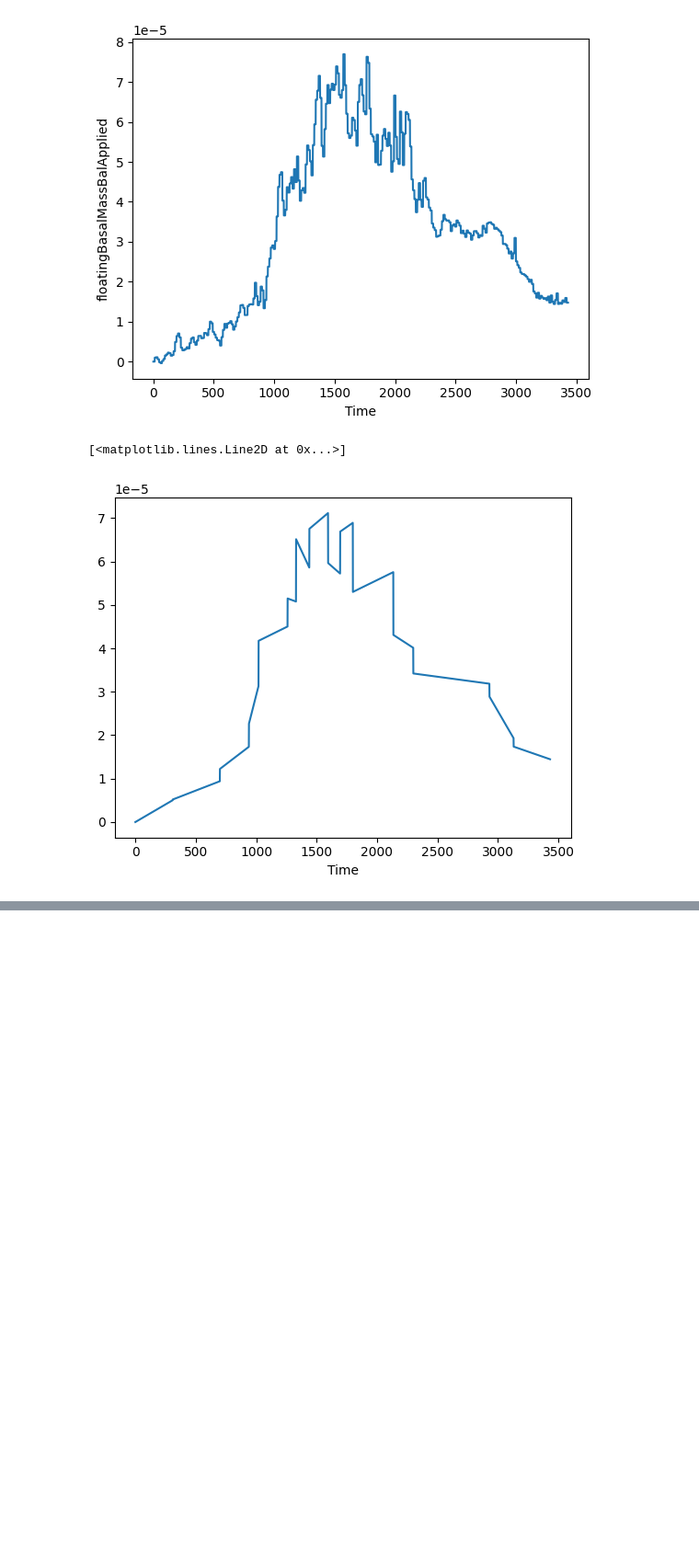
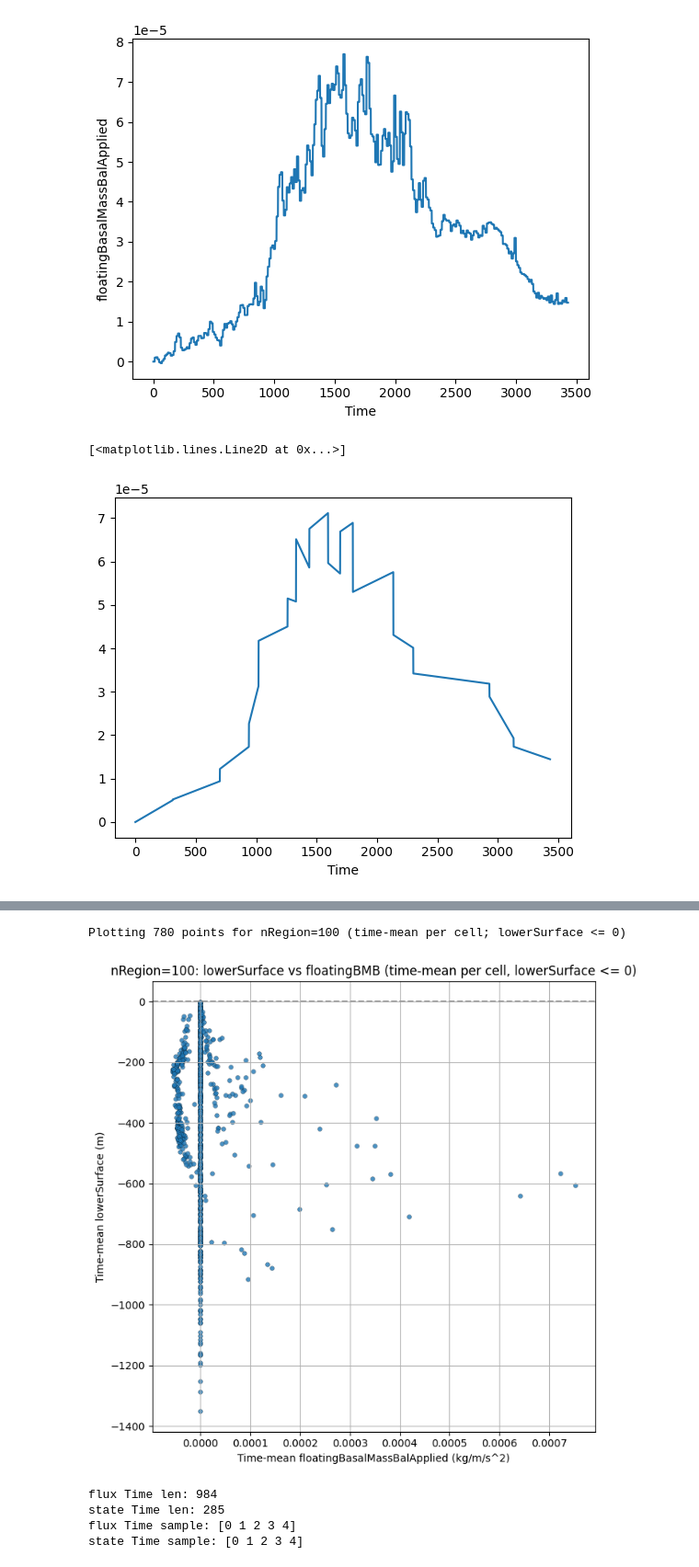
Before and after one commit to mshiv/AISLENS, a Jupyter notebook: notebooks/MALI-ISMIP6-SSP-Forcing-Trend-Generation.ipynb, the cells around one changed output, grey strips where cells are left out. Shown at 92% size. Drawn from its saved outputs; the diff is of its cells as text; code cells hidden in the pictures; blank space fills up the shorter version.

```diff
--- a/notebooks/MALI-ISMIP6-SSP-Forcing-Trend-Generation.ipynb
+++ b/notebooks/MALI-ISMIP6-SSP-Forcing-Trend-Generation.ipynb
@@ -63,0 +268,64 @@ def detrend_forcing(forcing_file_path, output_path, method='vectorized'):
+# %%
+# Scatter plot of TIME-MEAN values (per-cell) for masked region (nRegion) — x: floatingBMB, y: lowerSurface
+# Additionally mask out cells where lowerSurface > 0 (keep only lowerSurface <= 0)
+import numpy as np
+import matplotlib.pyplot as plt
+
+flux_var = config.MALI_FLOATINGBMB_VAR
+state_var = 'lowerSurface'
+
+# Compute time-mean across the Time dimension (result indexed by nCells)
+flux_time_mean = ds585_flux_masked[flux_var].mean(dim='Time')
+lower_time_mean = ds585_state_masked[state_var].mean(dim='Time')
+
+# Convert to numpy arrays (indexed by nCells)
+flux_vals = np.asarray(flux_time_mean.values).ravel()
+lower_vals = np.asarray(lower_time_mean.values).ravel()
+
+# Recreate mask for this nRegion (ensure consistent with masked datasets)
+mask_vals = iceshelf_masks.regionCellMasks.isel(nRegions=nRegion).astype('int').values
+
+# Select only retained cells (mask == 1)
+retained_idx = np.nonzero(mask_vals)[0]
+if retained_idx.size == 0:
+    raise RuntimeError(f"No retained cells found for nRegion={nRegion}")
+
+x = flux_vals[retained_idx]
+y = lower_vals[retained_idx]
+
+# Mask out cells where lowerSurface > 0
+keep_mask = (y <= 0)
+
+# Also filter finite values
+valid = np.isfinite(x) & np.isfinite(y) & keep_mask
+x = x[valid]
+y = y[valid]
+
+print(f"Plotting {x.size} points for nRegion={nRegion} (time-mean per cell; lowerSurface <= 0)")
+
+plt.figure(figsize=(7,7))
+plt.scatter(x, y, s=18, alpha=0.8, edgecolor='k', linewidth=0.2)
+plt.xlabel('Time-mean floatingBasalMassBalApplied (kg/m/s^2)')
+plt.ylabel('Time-mean lowerSurface (m)')
+plt.title(f'nRegion={nRegion}: lowerSurface vs floatingBMB (time-mean per cell, lowerSurface <= 0)')
+plt.grid(True)
+plt.axhline(0, color='0.6', linestyle='--')
+plt.tight_layout()
+plt.show()
+# %% [output]
+Plotting 780 points for nRegion=100 (time-mean per cell; lowerSurface <= 0)
+[figure, added]
+# %%
+import xarray as xr
+from aislens.config import config
+dsf = xr.open_dataset('/Users/smurugan9/research/aislens/AISLENS/data/MALI/ISMIP6/SSP126/output/floatingBMB/floatingBasalMassBalApplied_expAE10-SSP126_Trend_2015-2300.nc')
+dss = xr.open_dataset('/Users/smurugan9/research/aislens/AISLENS/data/MALI/ISMIP6/SSP126/output/floatingBMB/state_expAE10-SSP126_Trend_2015-2300.nc')
+print('flux Time len:', dsf[config.TIME_DIM].size)
+print('state Time len:', dss[config.TIME_DIM].size)
+print('flux Time sample:', dsf[config.TIME_DIM].values[:5])
+print('state Time sample:', dss[config.TIME_DIM].values[:5])
+# %% [output]
+flux Time len: 984
+state Time len: 285
+flux Time sample: [0 1 2 3 4]
+state Time sample: [0 1 2 3 4]
```
Also changed, not shown: parts of 22 cells of this notebook, 3 other files.
